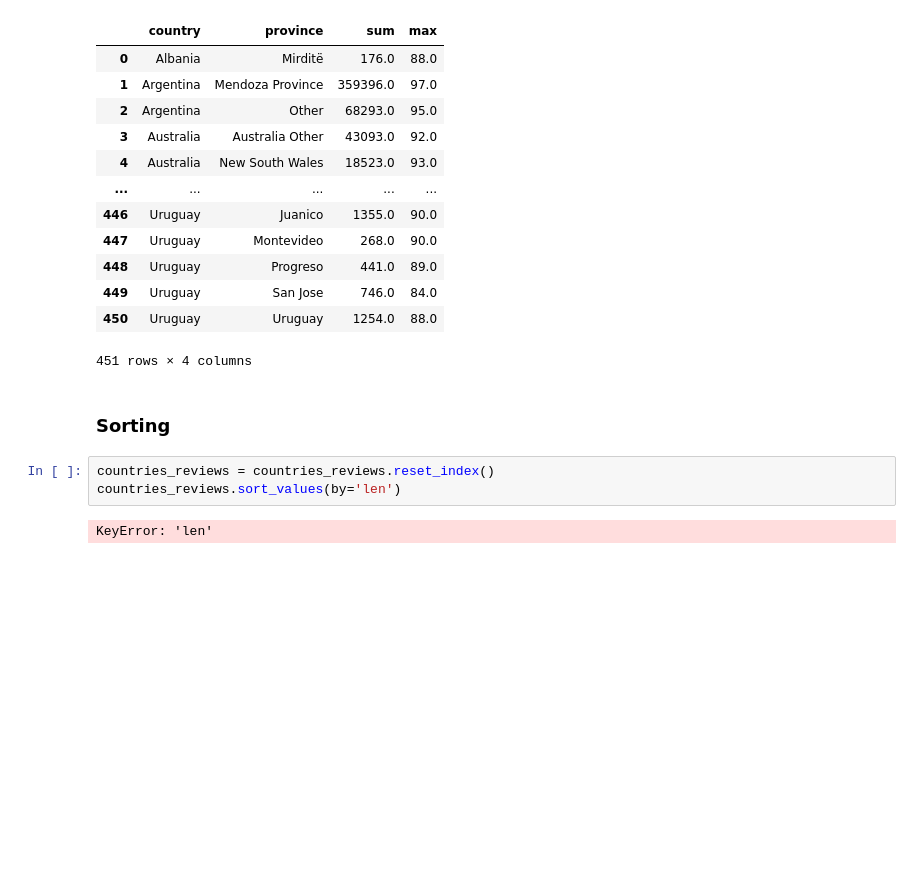
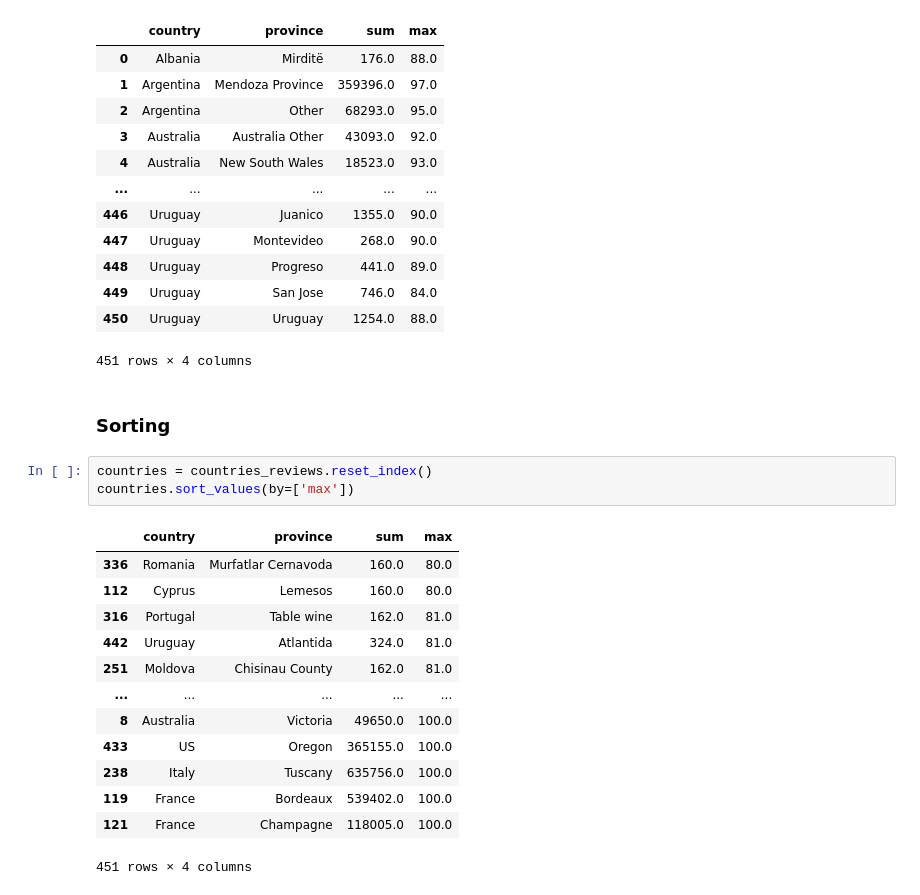
Before and after one commit to HarakaRisasi/python_code, a Jupyter notebook: introduction_to_machine_learning/pandas_micro_course/04_grouping_and_sorting.ipynb, the cells around one changed output. Saved outputs shown, nothing was run; the diff lists cells and outputs as text; blank space fills up the shorter version.

```diff
--- a/introduction_to_machine_learning/pandas_micro_course/04_grouping_and_sorting.ipynb
+++ b/introduction_to_machine_learning/pandas_micro_course/04_grouping_and_sorting.ipynb
@@ -168,7 +191,19 @@ countries_reviews.reset_index()
 # %% [markdown]
 ### Sorting
 # %%
-countries_reviews = countries_reviews.reset_index()
-countries_reviews.sort_values(by='len')
+countries = countries_reviews.reset_index()
+countries.sort_values(by=['max'])
 # %% [output]
+|  | country | province | sum | max |
+| 336 | Romania | Murfatlar Cernavoda | 160.0 | 80.0 |
+| 112 | Cyprus | Lemesos | 160.0 | 80.0 |
+| 316 | Portugal | Table wine | 162.0 | 81.0 |
+| 442 | Uruguay | Atlantida | 324.0 | 81.0 |
+| 251 | Moldova | Chisinau County | 162.0 | 81.0 |
+| ... | ... | ... | ... | ... |
+| 8 | Australia | Victoria | 49650.0 | 100.0 |
+| 433 | US | Oregon | 365155.0 | 100.0 |
+| 238 | Italy | Tuscany | 635756.0 | 100.0 |
+| 119 | France | Bordeaux | 539402.0 | 100.0 |
+| 121 | France | Champagne | 118005.0 | 100.0 |
-KeyError: 'len'
+451 rows × 4 columns
```
Also changed, not shown: parts of 3 cells of this notebook.
